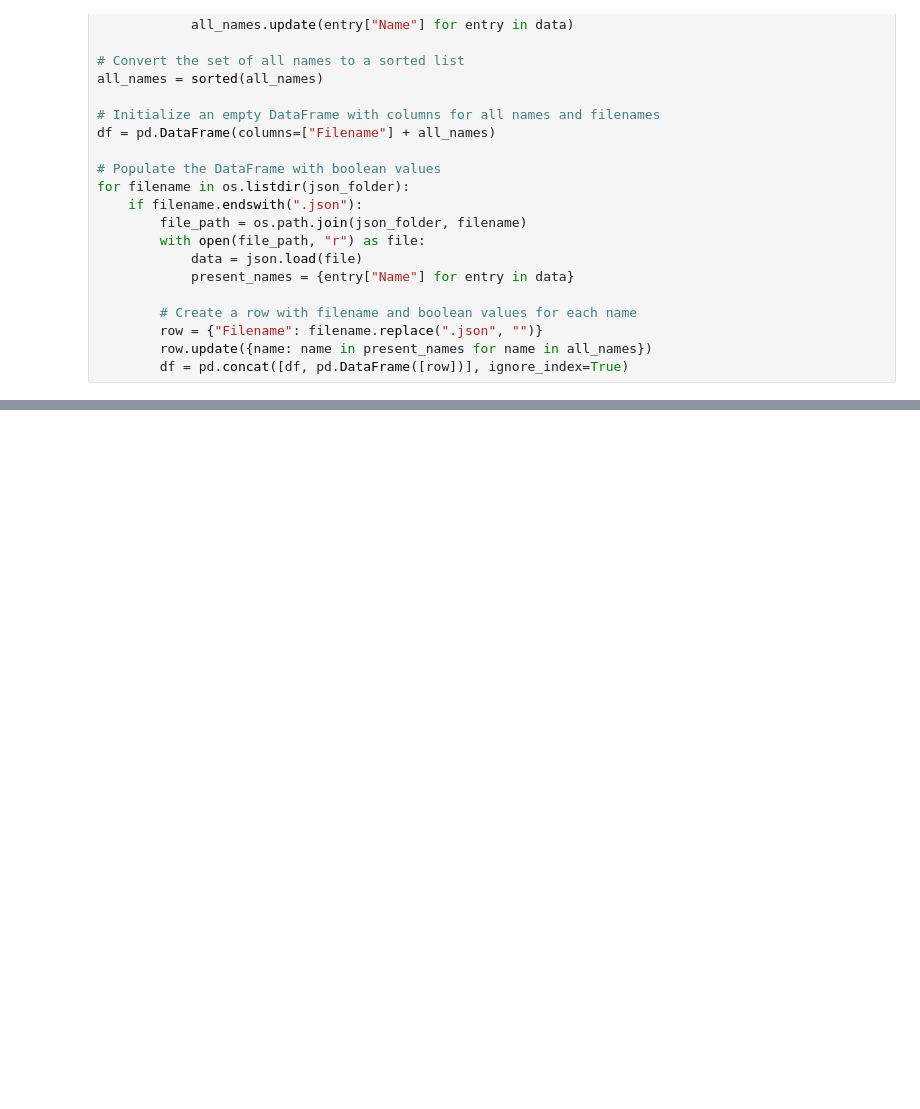
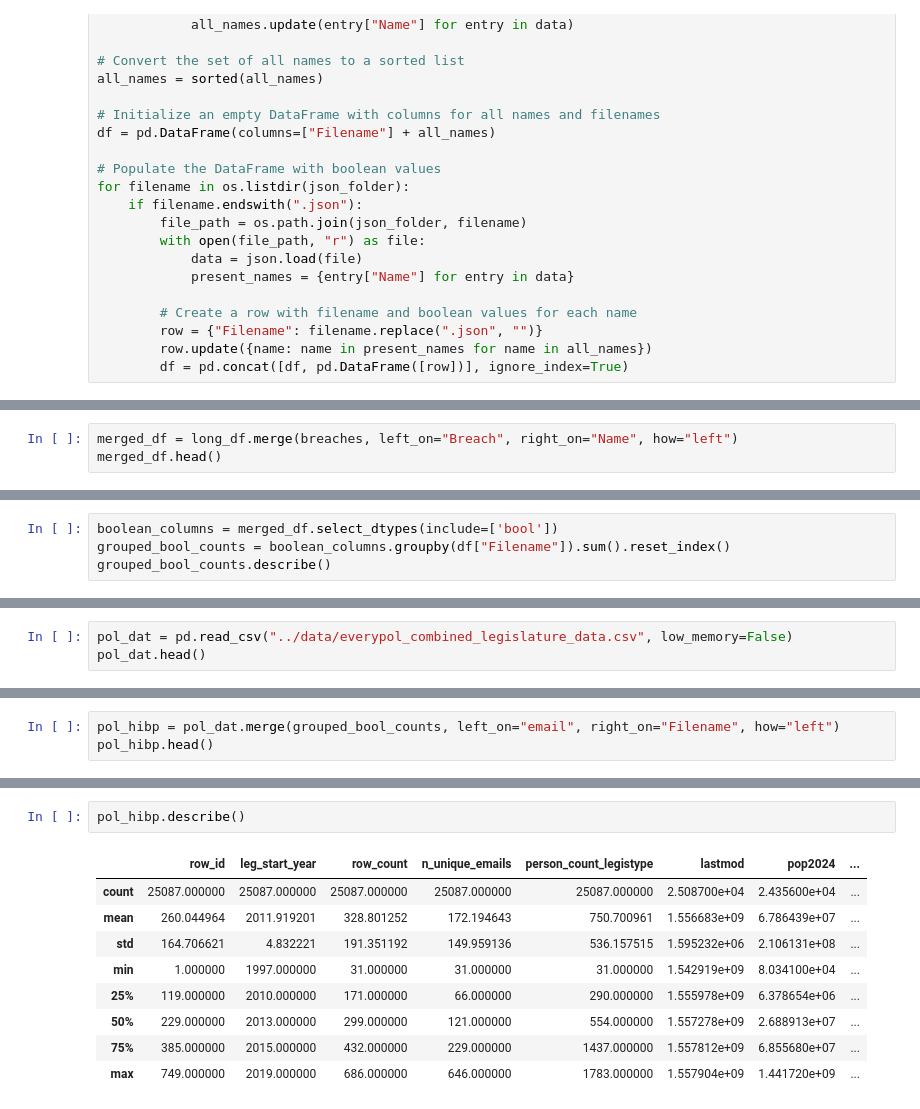
Before and after one commit to themains/pwned_pols, a Jupyter notebook: scripts/hibp_everypol_combine.ipynb, the cells around one changed output, grey strips where cells are left out. Saved outputs shown, nothing was run; the diff lists cells and outputs as text; blank space fills up the shorter version.

Commit message:
HIBP update

```diff
--- a/scripts/hibp_everypol_combine.ipynb
+++ b/scripts/hibp_everypol_combine.ipynb
@@ -61,0 +81,3 @@ df.to_csv("../data/everypol_hibp.csv", index=False)
+# %%
+merged_df = long_df.merge(breaches, left_on="Breach", right_on="Name", how="left")
+merged_df.head()
@@ -61,0 +91,4 @@ df.to_csv("../data/everypol_hibp.csv", index=False)
+# %%
+boolean_columns = merged_df.select_dtypes(include=['bool'])
+grouped_bool_counts = boolean_columns.groupby(df["Filename"]).sum().reset_index()
+grouped_bool_counts.describe()
@@ -61,0 +114,3 @@ df.to_csv("../data/everypol_hibp.csv", index=False)
+# %%
+pol_dat = pd.read_csv("../data/everypol_combined_legislature_data.csv", low_memory=False)
+pol_dat.head()
@@ -61,0 +125,3 @@ df.to_csv("../data/everypol_hibp.csv", index=False)
+# %%
+pol_hibp = pol_dat.merge(grouped_bool_counts, left_on="email", right_on="Filename", how="left")
+pol_hibp.head()
@@ -61,0 +136,12 @@ df.to_csv("../data/everypol_hibp.csv", index=False)
+# %%
+pol_hibp.describe()
+# %% [output]
+|  | row_id | leg_start_year | row_count | n_unique_emails | person_count_legistype | lastmod | pop2024 | ... |
+| count | 25087.000000 | 25087.000000 | 25087.000000 | 25087.000000 | 25087.000000 | 2.508700e+04 | 2.435600e+04 | ... |
+| mean | 260.044964 | 2011.919201 | 328.801252 | 172.194643 | 750.700961 | 1.556683e+09 | 6.786439e+07 | ... |
+| std | 164.706621 | 4.832221 | 191.351192 | 149.959136 | 536.157515 | 1.595232e+06 | 2.106131e+08 | ... |
+| min | 1.000000 | 1997.000000 | 31.000000 | 31.000000 | 31.000000 | 1.542919e+09 | 8.034100e+04 | ... |
+| 25% | 119.000000 | 2010.000000 | 171.000000 | 66.000000 | 290.000000 | 1.555978e+09 | 6.378654e+06 | ... |
+| 50% | 229.000000 | 2013.000000 | 299.000000 | 121.000000 | 554.000000 | 1.557278e+09 | 2.688913e+07 | ... |
+| 75% | 385.000000 | 2015.000000 | 432.000000 | 229.000000 | 1437.000000 | 1.557812e+09 | 6.855680e+07 | ... |
+| max | 749.000000 | 2019.000000 | 686.000000 | 646.000000 | 1783.000000 | 1.557904e+09 | 1.441720e+09 | ... |
```
Also changed, not shown: parts of 12 cells of this notebook, 4 other files.
